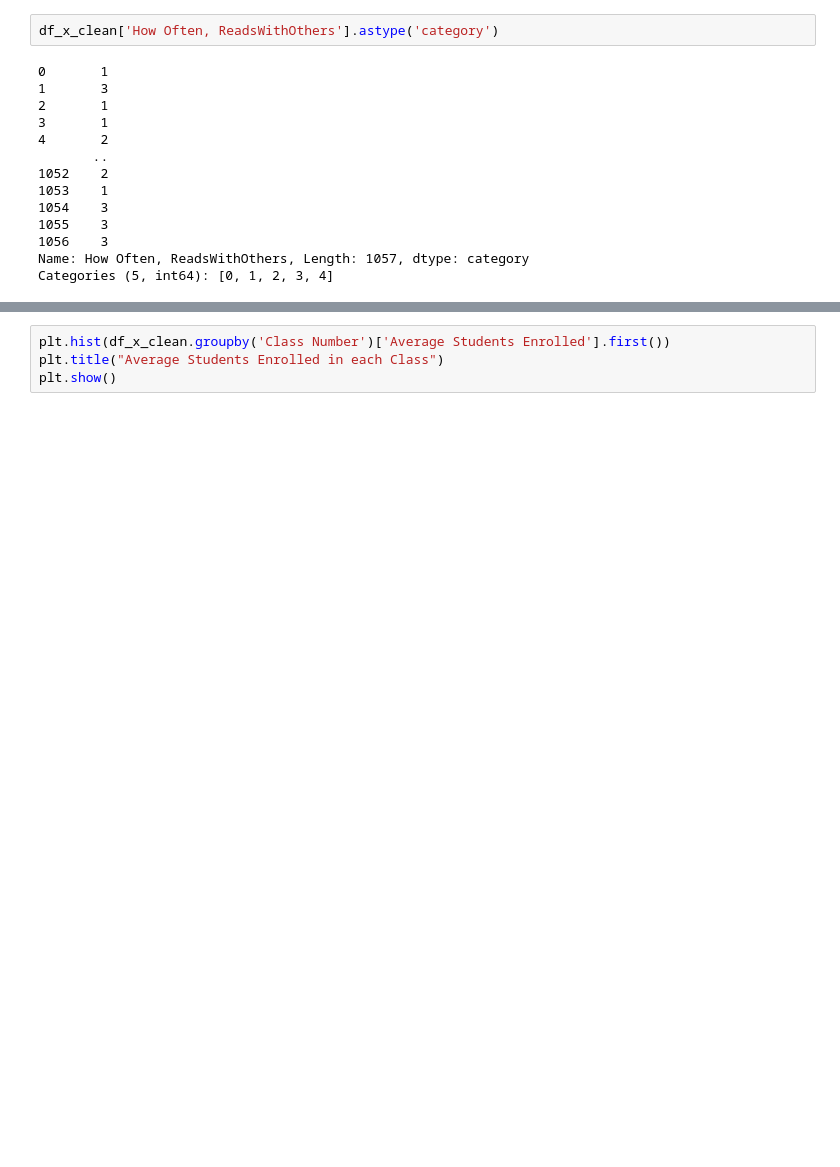
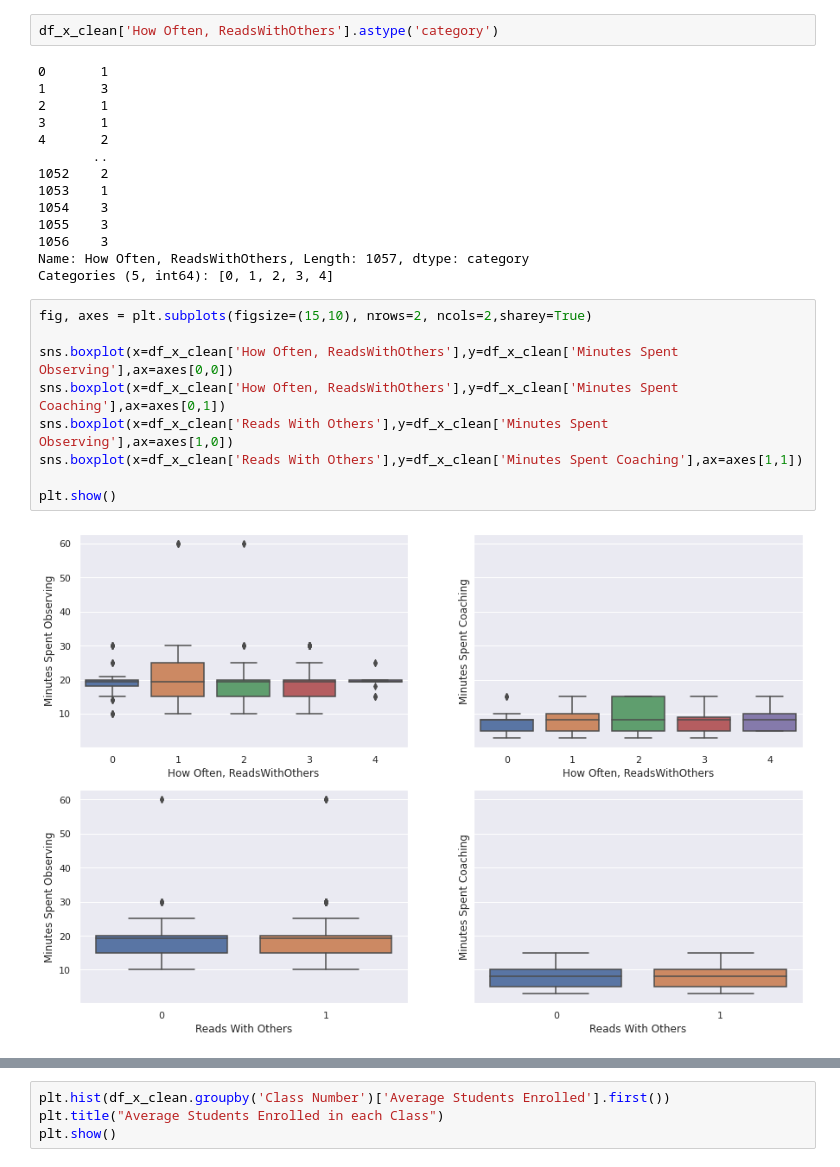
Before and after one commit to georgeputhean/pop-performance, a Jupyter notebook: POP_Performance.ipynb, the cells around one changed output, grey strips where cells are left out. Cells and saved outputs as stored; diff of their text form; blank space fills up the shorter version.

```diff
--- a/POP_Performance.ipynb
+++ b/POP_Performance.ipynb
@@ -280,4 +281,15 @@ df_x_clean['How Often, ReadsWithOthers'].astype('category')
 1056    3
 Name: How Often, ReadsWithOthers, Length: 1057, dtype: category
 Categories (5, int64): [0, 1, 2, 3, 4]
+# %%
+fig, axes = plt.subplots(figsize=(15,10), nrows=2, ncols=2,sharey=True)
+
+sns.boxplot(x=df_x_clean['How Often, ReadsWithOthers'],y=df_x_clean['Minutes Spent Observing'],ax=axes[0,0])
+sns.boxplot(x=df_x_clean['How Often, ReadsWithOthers'],y=df_x_clean['Minutes Spent Coaching'],ax=axes[0,1])
+sns.boxplot(x=df_x_clean['Reads With Others'],y=df_x_clean['Minutes Spent Observing'],ax=axes[1,0])
+sns.boxplot(x=df_x_clean['Reads With Others'],y=df_x_clean['Minutes Spent Coaching'],ax=axes[1,1])
+
+plt.show()
+# %% [output]
+[figure, added]
 # %%
```
Also changed, not shown: parts of 8 cells of this notebook.
